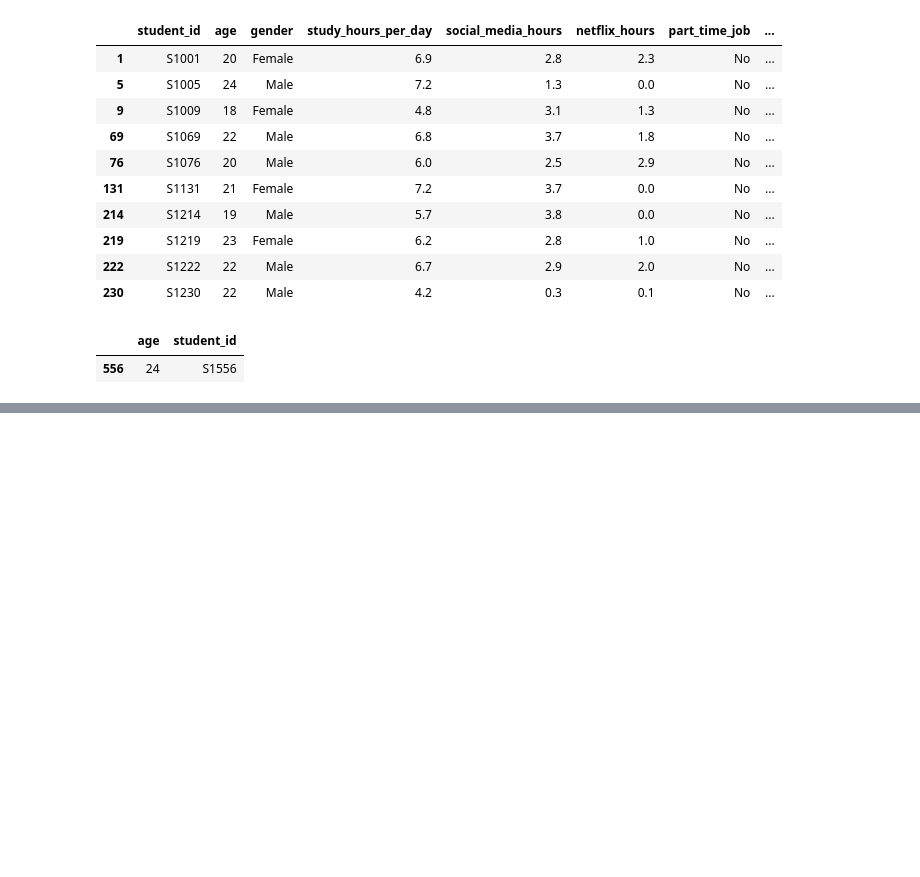
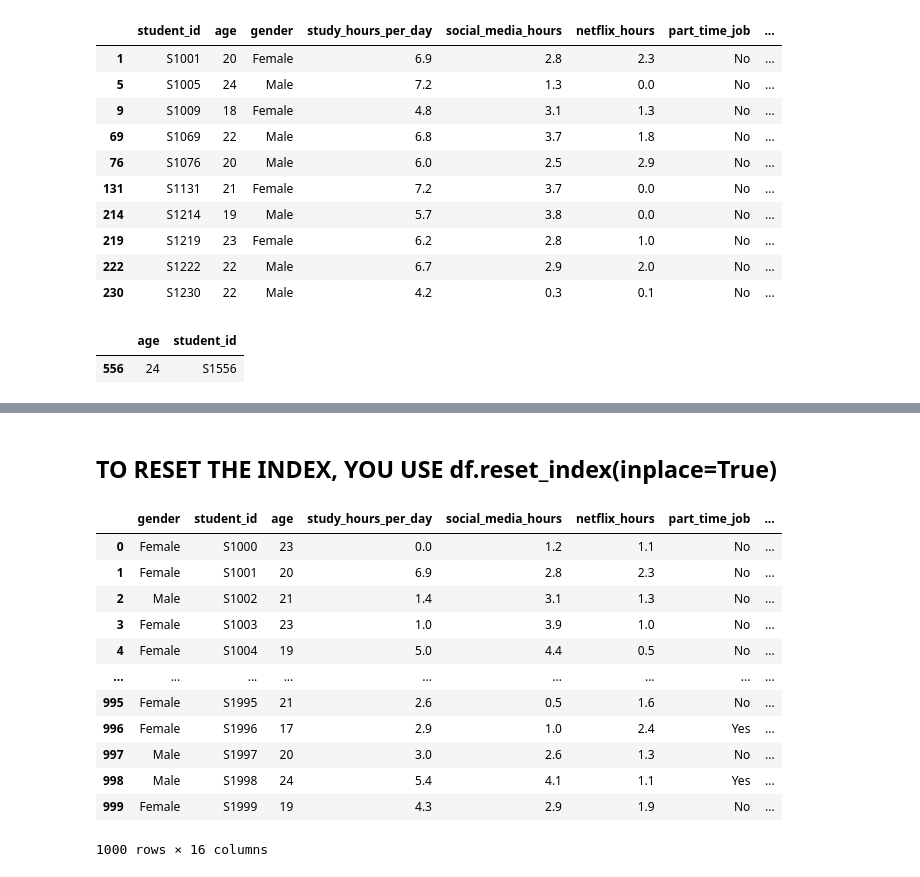
Before and after one commit to everbest12/DATA-SCIENCE, a Jupyter notebook: SKLEARN/Untitled.ipynb, the cells around one changed output, grey strips where cells are left out. Cells and saved outputs as stored; diff of their text form; code cells hidden in the pictures; blank space fills up the shorter version.

```diff
--- a/SKLEARN/Untitled.ipynb
+++ b/SKLEARN/Untitled.ipynb
@@ -299,0 +319,2 @@ df.loc[df['netflix_hours'] == df['netflix_hours'].max(), ['age', 'student_id']]
+# %%
+df.set_index('student_id')
@@ -299,0 +338,2 @@ df.loc[df['netflix_hours'] == df['netflix_hours'].max(), ['age', 'student_id']]
+# %%
+df.set_index('student_id', inplace=True)
@@ -299,0 +399,19 @@ df.loc[df['netflix_hours'] == df['netflix_hours'].max(), ['age', 'student_id']]
+# %% [markdown]
+## TO RESET THE INDEX, YOU USE df.reset_index(inplace=True)
+# %%
+df.reset_index(inplace=True)
+df
+# %% [output]
+|  | gender | student_id | age | study_hours_per_day | social_media_hours | netflix_hours | part_time_job | ... |
+| 0 | Female | S1000 | 23 | 0.0 | 1.2 | 1.1 | No | ... |
+| 1 | Female | S1001 | 20 | 6.9 | 2.8 | 2.3 | No | ... |
+| 2 | Male | S1002 | 21 | 1.4 | 3.1 | 1.3 | No | ... |
+| 3 | Female | S1003 | 23 | 1.0 | 3.9 | 1.0 | No | ... |
+| 4 | Female | S1004 | 19 | 5.0 | 4.4 | 0.5 | No | ... |
+| ... | ... | ... | ... | ... | ... | ... | ... | ... |
+| 995 | Female | S1995 | 21 | 2.6 | 0.5 | 1.6 | No | ... |
+| 996 | Female | S1996 | 17 | 2.9 | 1.0 | 2.4 | Yes | ... |
+| 997 | Male | S1997 | 20 | 3.0 | 2.6 | 1.3 | No | ... |
+| 998 | Male | S1998 | 24 | 5.4 | 4.1 | 1.1 | Yes | ... |
+| 999 | Female | S1999 | 19 | 4.3 | 2.9 | 1.9 | No | ... |
+1000 rows × 16 columns
```
Also changed, not shown: parts of 14 cells of this notebook, 1 other file.
